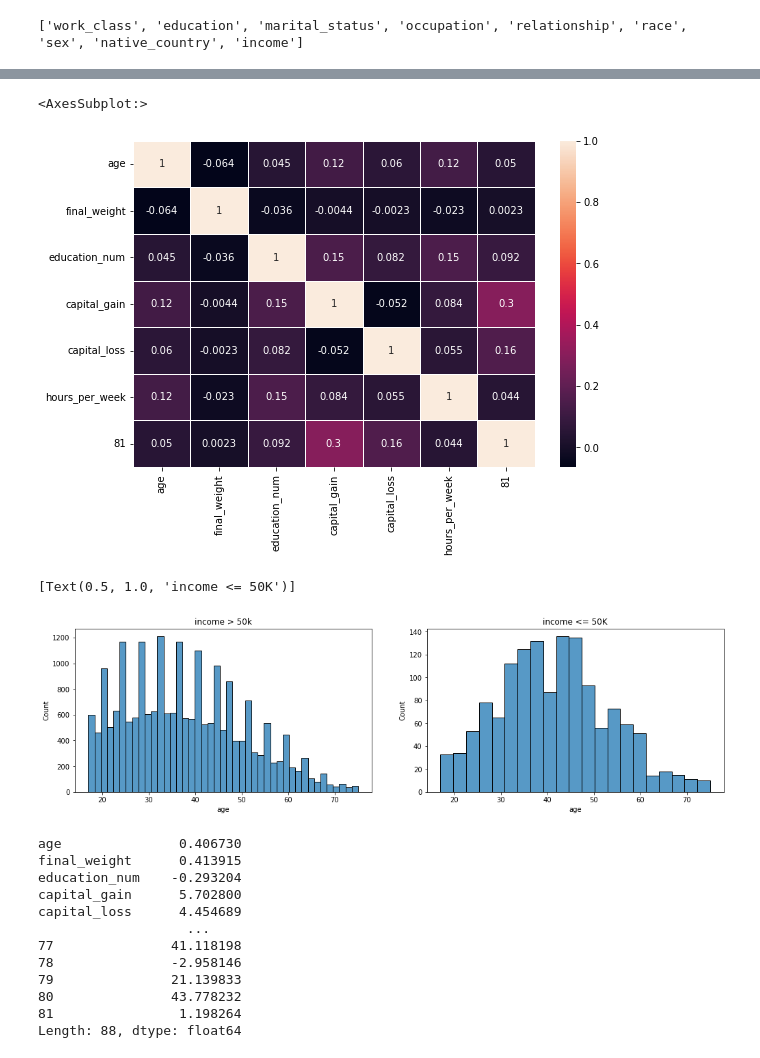
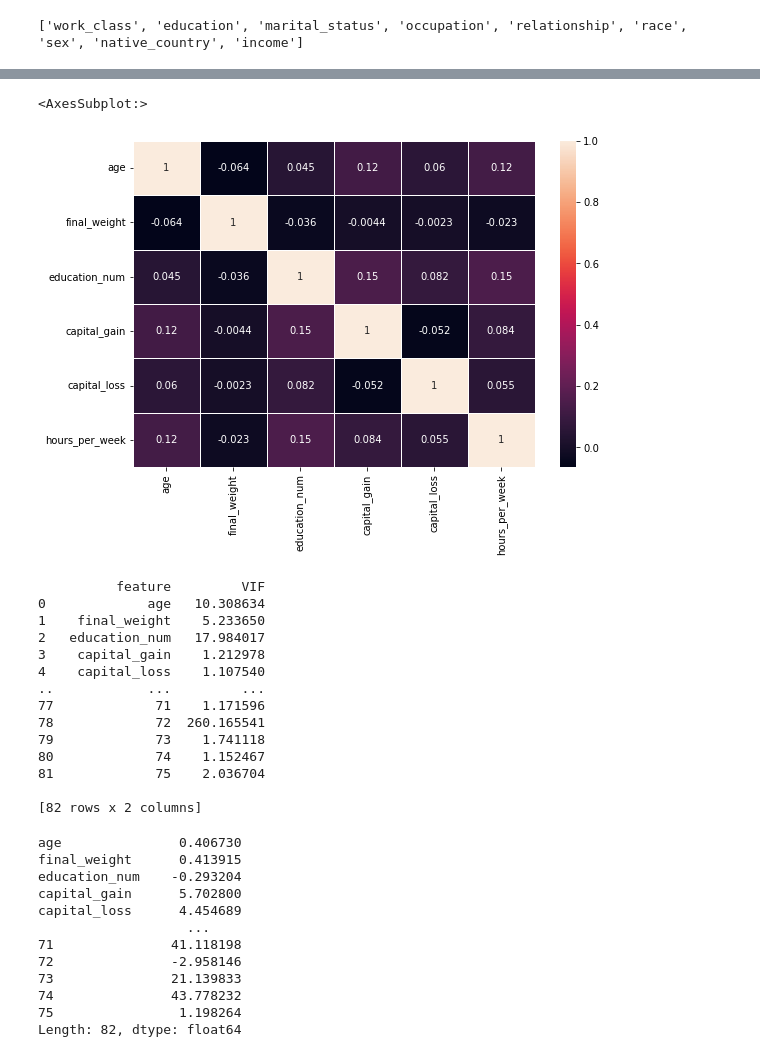
Before and after one commit to Prinex/Predicting-Census-Income-MachineLearning, a Jupyter notebook: coursework_code.ipynb, the cells around one changed output, grey strips where cells are left out. Cells and saved outputs as stored; diff of their text form; code cells hidden in the pictures.

```diff
--- a/coursework_code.ipynb
+++ b/coursework_code.ipynb
@@ -376,7 +378,7 @@ df.head()
 | 3 | 38 | Private | 150601 | 10th | 6 | Separated | Adm-clerical | Unmarried | ... |
 | 4 | 74 | State-gov | 88638 | Doctorate | 16 | Never-married | Prof-specialty | Other-relative | ... |
 # %%
-# each categorical class has at least >= 2 levels, which method to use for converting?
+# each categorical class has at least >= 2 levels, which method to use for converting (One hot encoding)?
 # education column is ordinal which would need to be encoded
 # education-num is the equivalent of education, i.e., the highest level of education achieved represented in numerical form
 # so we just drop education column
@@ -385,13 +387,16 @@ df.drop(['education'], axis = 1, inplace = True)
 # remove the categorical cols
 # using one hot encoding
 # select all nominal columns for encoding
+nominal_cols = ['work_class', 'marital_status', 'occupation', 'relationship', 'race', 'sex', 'native_country', 'income']
 df_nominal = df[nominal_cols]
-# format the encoding output as a matrix, and drop the the first level of a categorical variable if it is binary, e.g. sex
-encoder = OneHotEncoder(drop = 'if_binary', dtype = int, handle_unknown = 'ignore')
+# format the encoding output as a matrix, and drop the the first level of a categorical to avoid dummy variable trap
+encoder = OneHotEncoder(drop = 'first', dtype = int, handle_unknown = 'ignore')
 # transform the selected column to numerical
 df_nominal = encoder.fit_transform(df_nominal).toarray()
 # convert it back to a dataframe
 df_nominal = pd.DataFrame(df_nominal)
+
+#df_nominal = pd.get_dummies(df[nominal_cols], drop_first = True)
 
 # drop the categorical columns that have been encoded
 df.drop(nominal_cols, axis = 1, inplace = True)
@@ -413,39 +434,54 @@ df.head()
 # %%
 ################################################## VISUALIZATION ###############################################################
 # let's check the correlation between columns, and use a heatmap to visualize the volume of locations in a dataset
 # it will help us to decide which areas to visualize that matter most
-# we don't want to plot the coli
-df_cp = df[['age', 'final_weight', 'education_num', 'capital_gain', 'capital_loss', 'hours_per_week', 81]]
+
+df_cp = df[['age', 'final_weight', 'education_num', 'capital_gain', 'capital_loss', 'hours_per_week']]
 corr_matrix = df_cp.corr()
 
 # plot a heatmap of the dataframe
 fig, ax = plt.subplots(figsize = (9, 6))
 sns.heatmap(corr_matrix, annot = True, linewidths = .5, ax = ax)
 # %% [output]
 <AxesSubplot:>
-[figure, old version]
+[figure, new version]
 # %%
-# we can see that in the above heatmap we have a weak relationship between the columns, i.e., we don't have multi(colinearity)
-# for obvious reasons, we don't want to plot all the encoded categorical columns, this will lead to multicolinearity
-# but we can pick in particular one, e.g. 81 column which is the encoded binary income column
+# we can see that in the above heatmap we have a weak relationship among columns (non categoricall),
+# i.e. we don't have multicolinearity
+# for obvious reasons, we don't want to plot all the encoded categorical columns due to the number of them
+# let's find colinearity for the entire dataset features using Variance Inflation Factor
 
-# count no of people with income <= 50k or > 50k
-incomeBelow_50k = df[df[81] == 0]
-incomeAbove_50k = df[df[81] == 1]
+# VIF dataframe
+x = ['age', 'final_weight', 'education_num', 'capital_gain', 'capital_loss', 'hours_per_week']
+for i in range(0, 76):
+    x.append(i)
+x = df[x]
+vif_data = pd.DataFrame()
+vif_data["feature"] = x.columns
 
-# now let's barplot the number of people that have income > 50k and those <= 50k by age
-fig, ax = plt.subplots(1, 2, figsize = (15, 5))
-# increase padding of the figure
-fig.tight_layout(pad = 5)
-# plot capital_loss values >= 0
-sns.histplot(data = incomeBelow_50k, x = incomeBelow_50k['age'],  ax = ax[0]).set(title = 'income > 50k')
-# plot capital_loss values > 0 aside to the previous plot
-sns.histplot(data = incomeAbove_50k, x = capitalLoss['age'], ax = ax[1]).set(title = 'income <= 50K')
+# calculating VIF for each feature
+vif_data["VIF"] = [variance_inflation_factor(x.values, i)
+                          for i in range(len(x.columns))]
+
+print(vif_data)
 # %% [output]
-[Text(0.5, 1.0, 'income <= 50K')]
+          feature         VIF
+0             age   10.308634
+1    final_weight    5.233650
+2   education_num   17.984017
+3    capital_gain    1.212978
+4    capital_loss    1.107540
+..            ...         ...
+77             71    1.171596
+78             72  260.165541
+79             73    1.741118
+80             74    1.152467
+81             75    2.036704
+
+[82 rows x 2 columns]
-[figure, removed]
 # %%
-# the above and below outputs show that the dataset is moderately skewed relatively to the income
+# again, we can also see how high are encoded categorical features, which clearly indicates the imbalance of the dataset
+# i.e.,
 df.skew()
 # %% [output]
 age               0.406730
@@ -454,9 +490,9 @@ education_num    -0.293204
 capital_gain      5.702800
 capital_loss      4.454689
                    ...
-77               41.118198
-78               -2.958146
-79               21.139833
-80               43.778232
-81                1.198264
-Length: 88, dtype: float64
+71               41.118198
+72               -2.958146
+73               21.139833
+74               43.778232
+75                1.198264
+Length: 82, dtype: float64
```
Also changed, not shown: parts of 18 cells of this notebook.
